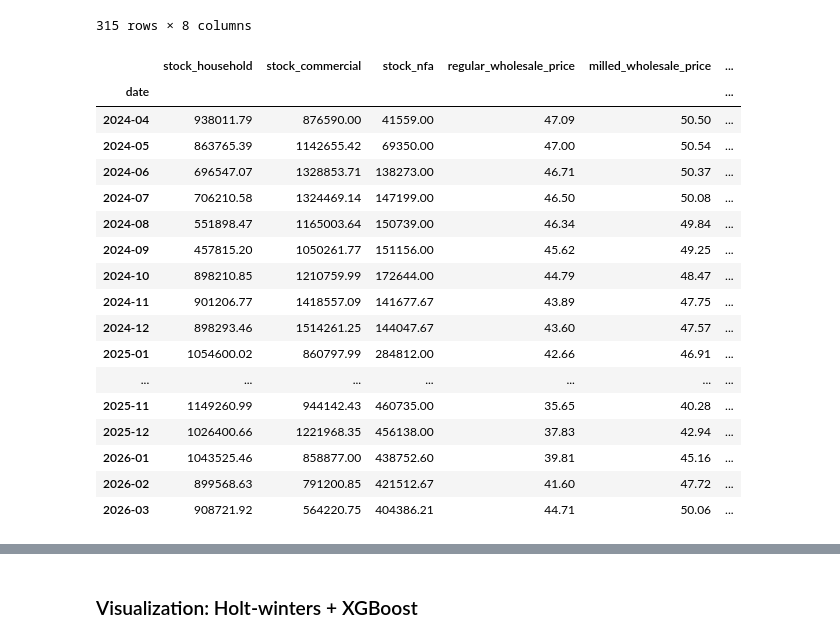
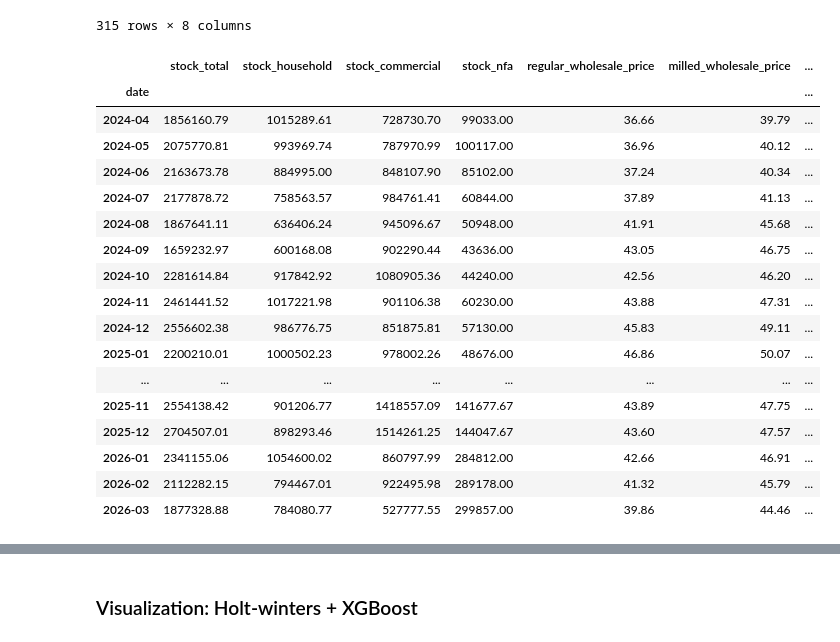
Before and after one commit to emmanresu/Thesis-Keras, a Jupyter notebook: rice_stocks.ipynb, the cells around one changed output, grey strips where cells are left out. Saved outputs shown, nothing was run; the diff lists cells and outputs as text; code cells hidden in the pictures.

```diff
--- a/rice_stocks.ipynb
+++ b/rice_stocks.ipynb
@@ -158,7 +158,7 @@ Lean months are July (07), August (08), and September (09)
 
 def add_lean_months(dataset):
   lean = set([7, 8, 9])
-  dataset['is_lean_month'] = np.where(dataset.index.month.isin(lean), '1', '0')
+  dataset['is_lean_month'] = np.where(dataset.index.month.isin(lean), 1, 0)
   return dataset
 # %%
 testing = ["Month", "Month", "Month", "Month", "Month", "Month", "Month", "Month", "Month", "Month", "Month", "Month", "Month", "Month"]
@@ -1325,24 +1299,26 @@ residual_correction = best_xgb_model.predict(xgb_test_data[-24:])
 
 # 3. Sum the components
 final_hybrid_forecast = hw_forecast + residual_correction
+# %%
+xgb_test_data = total_stock[-holdout_size:]
 # %%
-xgb_test_data[-24:]
+xgb_test_data
 # %% [output]
-|  | stock_household | stock_commercial | stock_nfa | regular_wholesale_price | milled_wholesale_price | ... |
-| date |  |  |  |  |  | ... |
-| 2024-04 | 938011.79 | 876590.00 | 41559.00 | 47.09 | 50.50 | ... |
-| 2024-05 | 863765.39 | 1142655.42 | 69350.00 | 47.00 | 50.54 | ... |
-| 2024-06 | 696547.07 | 1328853.71 | 138273.00 | 46.71 | 50.37 | ... |
-| 2024-07 | 706210.58 | 1324469.14 | 147199.00 | 46.50 | 50.08 | ... |
-| 2024-08 | 551898.47 | 1165003.64 | 150739.00 | 46.34 | 49.84 | ... |
-| 2024-09 | 457815.20 | 1050261.77 | 151156.00 | 45.62 | 49.25 | ... |
-| 2024-10 | 898210.85 | 1210759.99 | 172644.00 | 44.79 | 48.47 | ... |
-| 2024-11 | 901206.77 | 1418557.09 | 141677.67 | 43.89 | 47.75 | ... |
-| 2024-12 | 898293.46 | 1514261.25 | 144047.67 | 43.60 | 47.57 | ... |
-| 2025-01 | 1054600.02 | 860797.99 | 284812.00 | 42.66 | 46.91 | ... |
-| ... | ... | ... | ... | ... | ... | ... |
-| 2025-11 | 1149260.99 | 944142.43 | 460735.00 | 35.65 | 40.28 | ... |
-| 2025-12 | 1026400.66 | 1221968.35 | 456138.00 | 37.83 | 42.94 | ... |
-| 2026-01 | 1043525.46 | 858877.00 | 438752.60 | 39.81 | 45.16 | ... |
-| 2026-02 | 899568.63 | 791200.85 | 421512.67 | 41.60 | 47.72 | ... |
-| 2026-03 | 908721.92 | 564220.75 | 404386.21 | 44.71 | 50.06 | ... |
+|  | stock_total | stock_household | stock_commercial | stock_nfa | regular_wholesale_price | milled_wholesale_price | ... |
+| date |  |  |  |  |  |  | ... |
+| 2024-04 | 1856160.79 | 1015289.61 | 728730.70 | 99033.00 | 36.66 | 39.79 | ... |
+| 2024-05 | 2075770.81 | 993969.74 | 787970.99 | 100117.00 | 36.96 | 40.12 | ... |
+| 2024-06 | 2163673.78 | 884995.00 | 848107.90 | 85102.00 | 37.24 | 40.34 | ... |
+| 2024-07 | 2177878.72 | 758563.57 | 984761.41 | 60844.00 | 37.89 | 41.13 | ... |
+| 2024-08 | 1867641.11 | 636406.24 | 945096.67 | 50948.00 | 41.91 | 45.68 | ... |
+| 2024-09 | 1659232.97 | 600168.08 | 902290.44 | 43636.00 | 43.05 | 46.75 | ... |
+| 2024-10 | 2281614.84 | 917842.92 | 1080905.36 | 44240.00 | 42.56 | 46.20 | ... |
+| 2024-11 | 2461441.52 | 1017221.98 | 901106.38 | 60230.00 | 43.88 | 47.31 | ... |
+| 2024-12 | 2556602.38 | 986776.75 | 851875.81 | 57130.00 | 45.83 | 49.11 | ... |
+| 2025-01 | 2200210.01 | 1000502.23 | 978002.26 | 48676.00 | 46.86 | 50.07 | ... |
+| ... | ... | ... | ... | ... | ... | ... | ... |
+| 2025-11 | 2554138.42 | 901206.77 | 1418557.09 | 141677.67 | 43.89 | 47.75 | ... |
+| 2025-12 | 2704507.01 | 898293.46 | 1514261.25 | 144047.67 | 43.60 | 47.57 | ... |
+| 2026-01 | 2341155.06 | 1054600.02 | 860797.99 | 284812.00 | 42.66 | 46.91 | ... |
+| 2026-02 | 2112282.15 | 794467.01 | 922495.98 | 289178.00 | 41.32 | 45.79 | ... |
+| 2026-03 | 1877328.88 | 784080.77 | 527777.55 | 299857.00 | 39.86 | 44.46 | ... |
```
Also changed, not shown: parts of 22 cells of this notebook.
